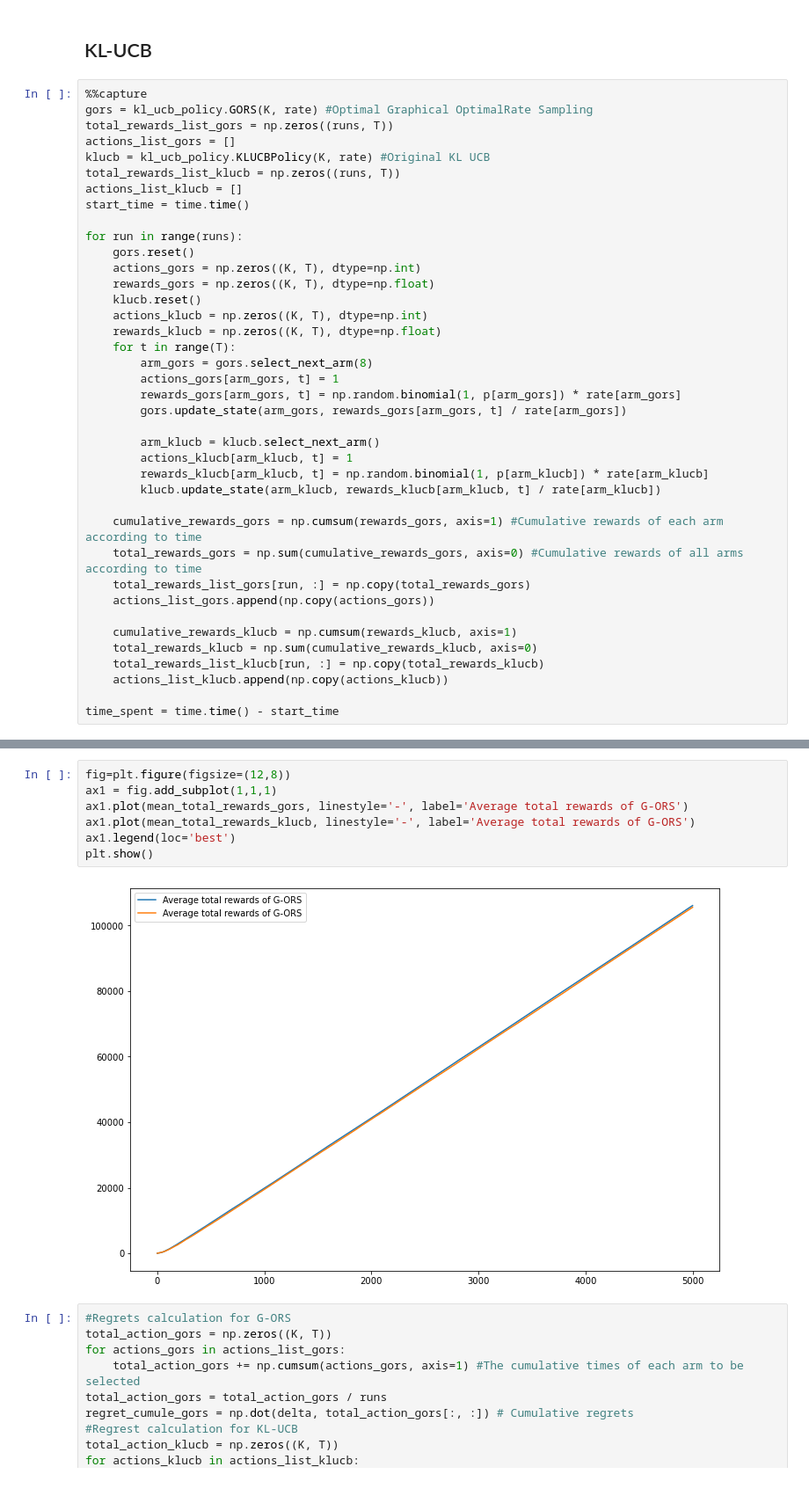
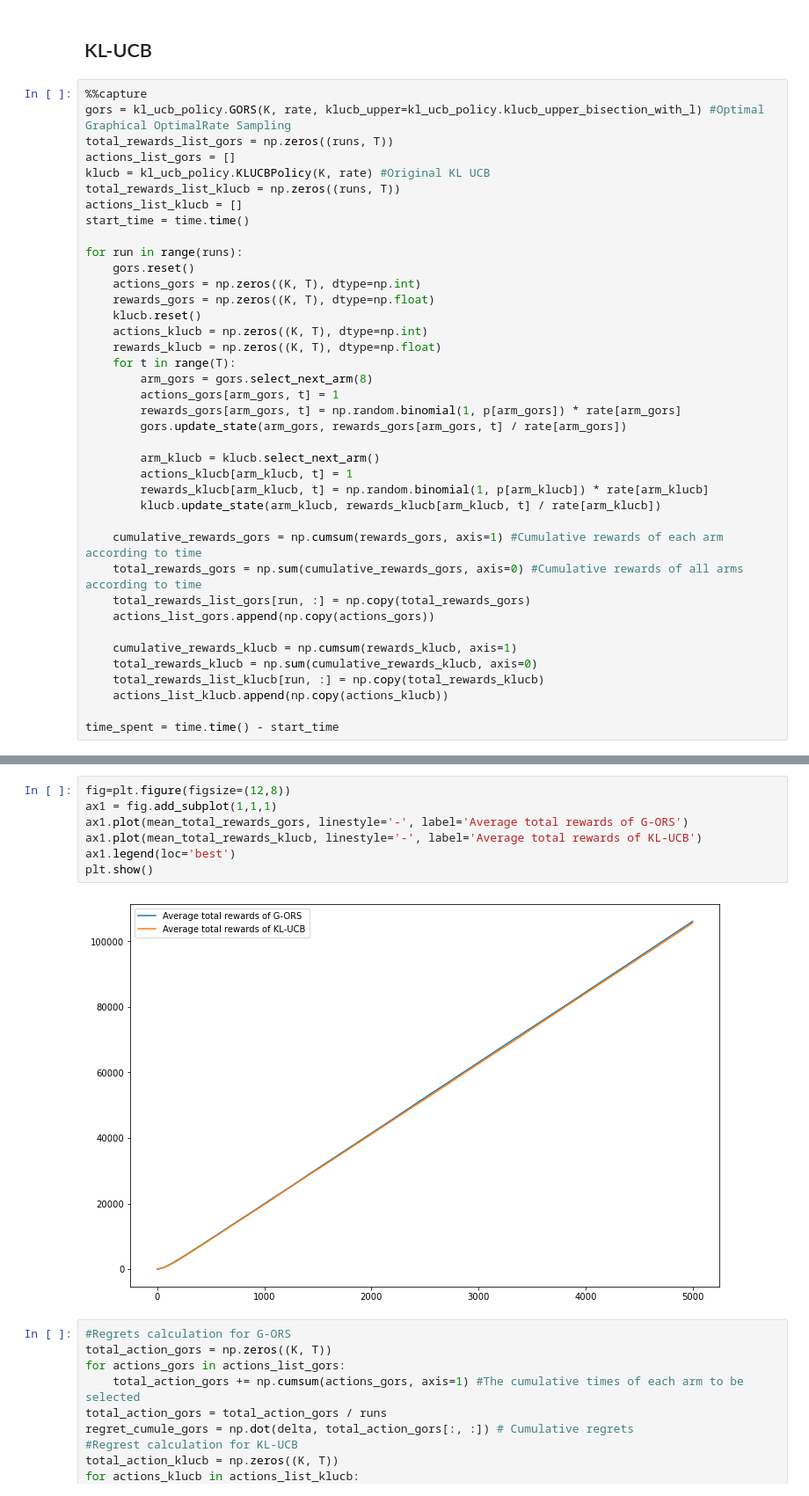
Before and after one commit to chosen-ox/Bandit_UCB, a Jupyter notebook: scenario_2.ipynb, the cells around one changed output, grey strips where cells are left out. Shown at 88% size. Drawn from its saved outputs; the diff is of its cells as text.

```diff
--- a/scenario_2.ipynb
+++ b/scenario_2.ipynb
@@ -37,7 +37,7 @@ delta: [15.66 12.78 10.08  4.86  0.   18.   18.72 19.44]
 ## KL-UCB
 # %%
 %%capture
-gors = kl_ucb_policy.GORS(K, rate) #Optimal Graphical OptimalRate Sampling
+gors = kl_ucb_policy.GORS(K, rate, klucb_upper=kl_ucb_policy.klucb_upper_bisection_with_l) #Optimal Graphical OptimalRate Sampling
 total_rewards_list_gors = np.zeros((runs, T))
 actions_list_gors = []
 klucb = kl_ucb_policy.KLUCBPolicy(K, rate) #Original KL UCB
@@ -93,12 +93,12 @@ t & Reward (total) KL-UCB : 4999 105584.7
 # %%
 fig=plt.figure(figsize=(12,8))
 ax1 = fig.add_subplot(1,1,1)
 ax1.plot(mean_total_rewards_gors, linestyle='-', label='Average total rewards of G-ORS')
-ax1.plot(mean_total_rewards_klucb, linestyle='-', label='Average total rewards of G-ORS')
+ax1.plot(mean_total_rewards_klucb, linestyle='-', label='Average total rewards of KL-UCB')
 ax1.legend(loc='best')
 plt.show()
 # %% [output]
-[figure, old version]
+[figure, new version]
 # %%
 #Regrets calculation for G-ORS
 total_action_gors = np.zeros((K, T))
```
Also changed, not shown: parts of 10 cells of this notebook, 4 other files.
